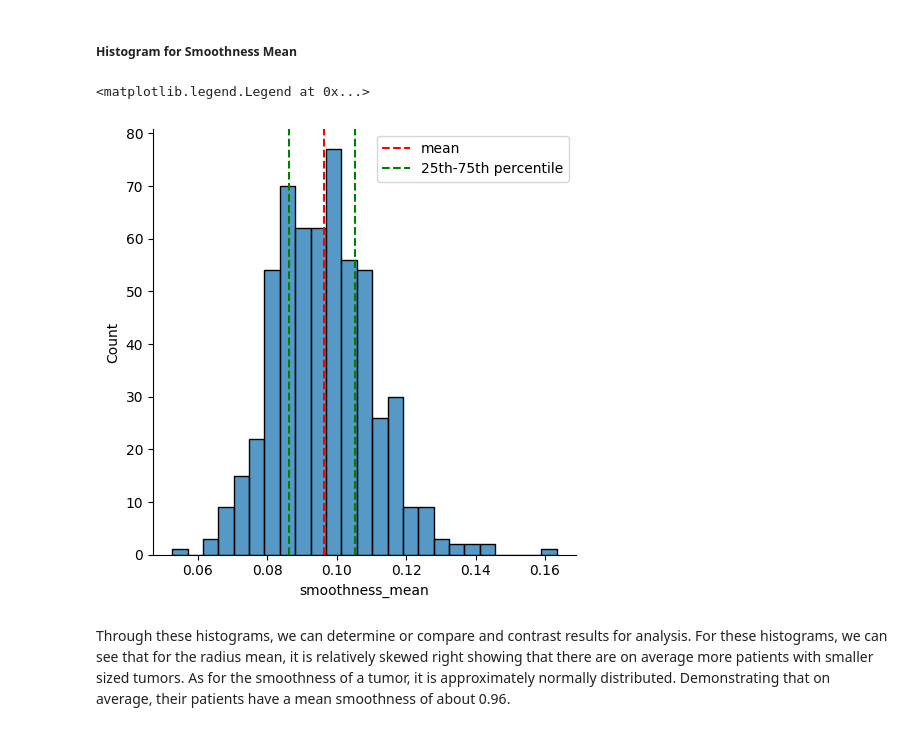
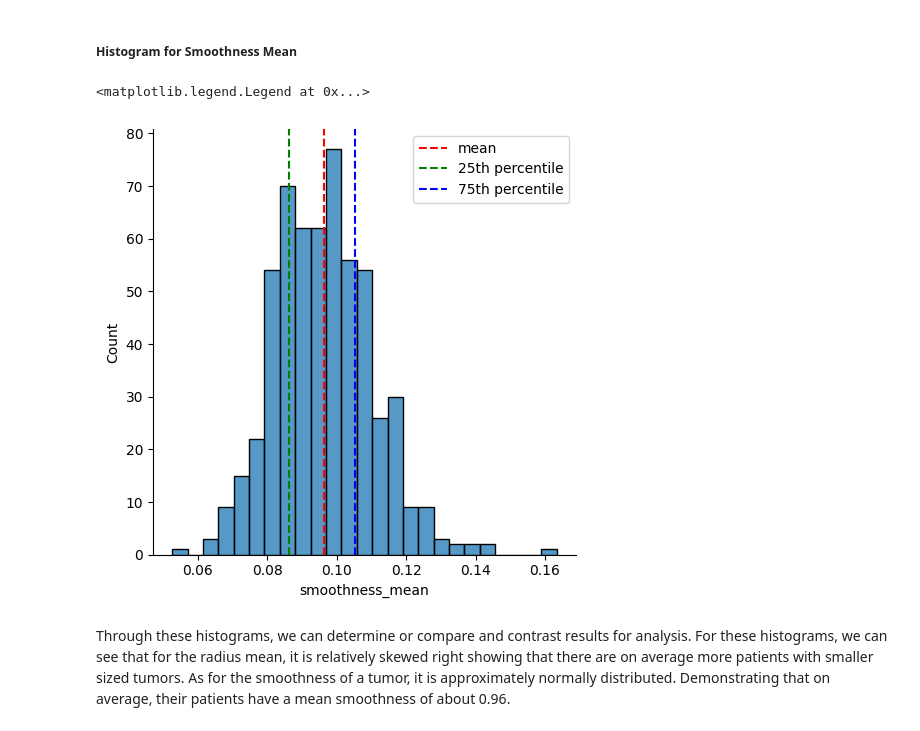
Before and after one commit to LaurenJardiolin/BreastCancerAnalysis, a Jupyter notebook: BreastCancerAnalysis.ipynb, the cells around one changed output. Drawn from its saved outputs; the diff is of its cells as text; code cells hidden in the pictures.

```diff
--- a/BreastCancerAnalysis.ipynb
+++ b/BreastCancerAnalysis.ipynb
@@ -129,12 +126,12 @@ plt.legend()
 # %%
 sns.displot(bc['smoothness_mean'])
 plt.axvline(x=np.mean(bc['smoothness_mean']),c='red',ls='--',label='mean')
-plt.axvline(x=np.percentile(bc['smoothness_mean'],25),c='green',ls='--',label='25th-75th percentile')
-plt.axvline(x=np.percentile(bc['smoothness_mean'],75),c='green',ls='--')
+plt.axvline(x=np.percentile(bc['smoothness_mean'],25),c='green',ls='--',label='25th percentile')
+plt.axvline(x=np.percentile(bc['smoothness_mean'],75),c='blue',ls='--',label='75th percentile')
 plt.legend()
 # %% [output]
 <matplotlib.legend.Legend at 0x...>
-[figure, old version]
+[figure, new version]
 # %% [markdown]
 Through these histograms, we can determine or compare and contrast results for analysis. For these histograms, we can see that for the radius mean, it is relatively skewed right showing that there are on average more patients with smaller sized tumors. As for the smoothness of a tumor, it is approximately normally distributed. Demonstrating that on average, their patients have a mean smoothness of about 0.96.
 # %% [markdown]
```
Also changed, not shown: parts of 9 cells of this notebook.
